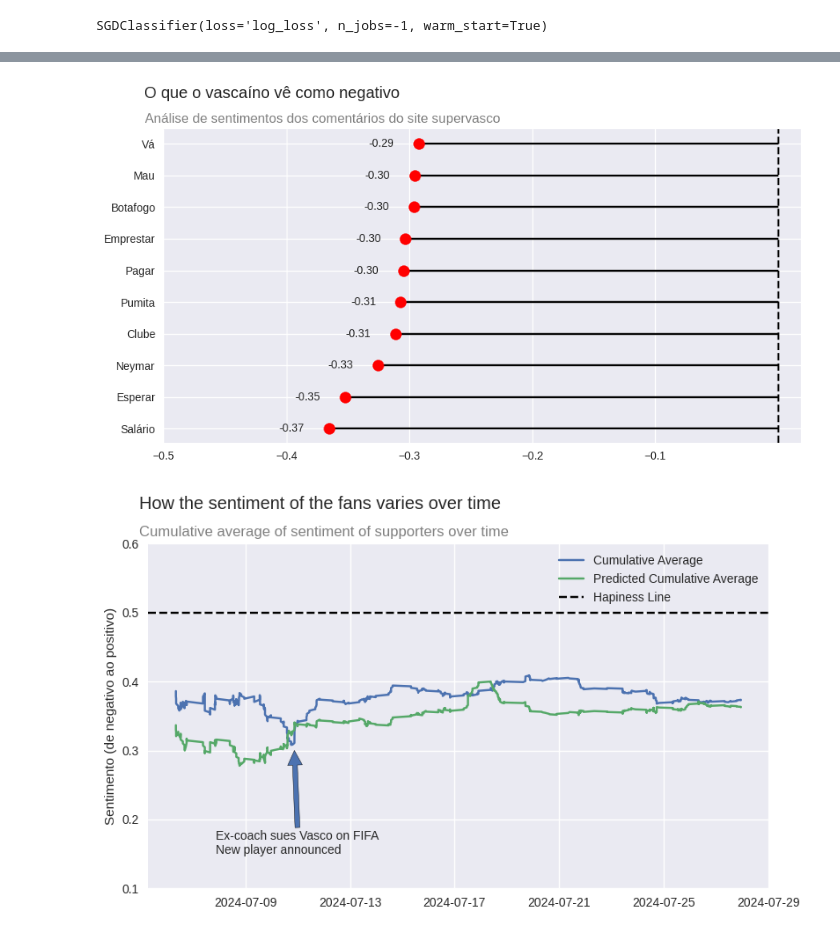
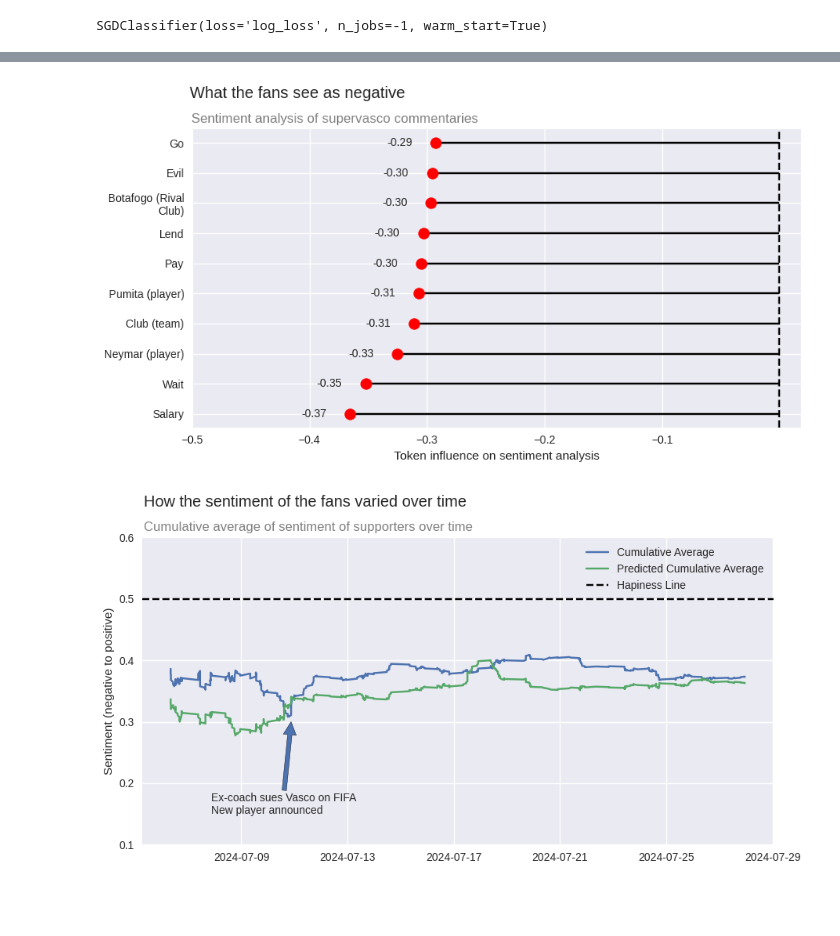
Before and after one commit to Pedroscsilva/sentimental-vasco, a Jupyter notebook: app/analysis/analysis_en.ipynb, the cells around one changed output, grey strips where cells are left out. Saved outputs shown, nothing was run; the diff lists cells and outputs as text; code cells hidden in the pictures; blank space fills up the shorter version.

Commit message:
feat: finishing analysis, waiting for readme

```diff
--- a/app/analysis/analysis_en.ipynb
+++ b/app/analysis/analysis_en.ipynb
@@ -115,7 +98,7 @@ neg_tokens = top_tokens.sort_values(['sgd_importance']).head(10)
 
 normalized_importance = normalize([np.array(neg_tokens['sgd_importance'])])[0]
 
-labels = [ '\n'.join(wrap(l, 30)) for l in neg_tokens['stemmer_pt'] ]
+labels = [ '\n'.join(wrap(l, 18)) for l in neg_tokens['stemmer_en'] ]
 
 # Plot
 plt.style.use('seaborn-v0_8')
@@ -129,15 +112,15 @@ plt.xticks(np.arange(-0.5, 0, 0.1))
 plt.rcParams.update({'figure.titlesize': 'x-large'})
 
 plt.axvline(x=0, color='black', linestyle='--')
-plt.xlabel('')
-plt.suptitle('O que o vascaíno vê como negativo', x=0.25, y=0.97)
-plt.title('Análise de sentimentos dos comentários do site supervasco', x=0.25, y=1, c='gray')
+plt.xlabel('Token influence on sentiment analysis')
+plt.suptitle('What the fans see as negative', x=0.285, y=0.97)
+plt.title('Sentiment analysis of supervasco commentaries', x=0.234, y=1, c='gray')
 
 plt.tight_layout()
 
 plt.show()
 # %% [output]
-[figure, old version]
+[figure, new version]
 # %%
 X = pd.read_feather('../model/preprocessed_data/x_new.feather')
 y = pd.read_csv('../model/preprocessed_data/y_new.csv')
@@ -146,35 +129,35 @@ pages = pd.read_csv('../scrapper/pages.csv', parse_dates=[1])
 pages = pages[['new_id', 'datetime']].join(y.set_index('pg_index'), how='right')[['new_id', 'datetime', 'score']].iloc[::-1]
 y_pred = model.predict(X)
 pages['predicted_score'] = y_pred
 cumulative_average = pages[['predicted_score', 'score']].expanding().mean()
 
 cumulative_average = cumulative_average.rename(columns={'predicted_score': 'cum_pred_score', 'score': 'cum_score'})
 pages = pd.concat([pages, cumulative_average], axis=1)
 pages = pages.iloc[100:]
 
-fig, ax = plt.subplots(figsize=(8, 5))
+fig, ax = plt.subplots(figsize=(9, 5))
 
 
 ax.plot(pages['datetime'], pages['cum_score'], label='Cumulative Average')
 ax.plot(pages['datetime'], pages['cum_pred_score'], label='Predicted Cumulative Average')
 
 ax.set_yticks(np.arange(0.1, 0.7, 0.1))
 
-plt.suptitle('How the sentiment of the fans varies over time', x=0.3, y=0.97)
-plt.title('Cumulative average of sentiment of supporters over time', x=0.283, c='gray')
+plt.suptitle('How the sentiment of the fans varied over time', x=0.28, y=0.97)
+plt.title('Cumulative average of sentiment of supporters over time', x=0.263, c='gray')
 
 ax.axhline(0.5, color='black', linestyle='--', label='Hapiness Line')
 
 ax.legend(loc='upper right')
 
 plt.tight_layout()
-ax.set_ylabel('Sentimento (de negativo ao positivo)')
+ax.set_ylabel('Sentiment (negative to positive)')
 
 ax.annotate('Ex-coach sues Vasco on FIFA\nNew player announced',
             xy=(pd.Timestamp('2024-07-11'), 0.3),
             xytext=(pd.Timestamp('2024-07-08'), 0.15),
             arrowprops={})
 
 plt.show()
 # %% [output]
-[figure, old version]
+[figure, new version]
```
Also changed, not shown: parts of 6 cells of this notebook, 1 other file.
